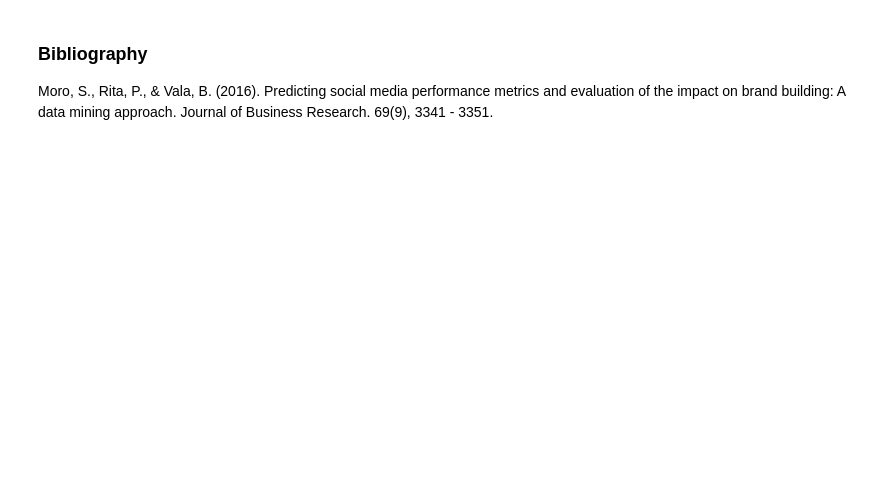
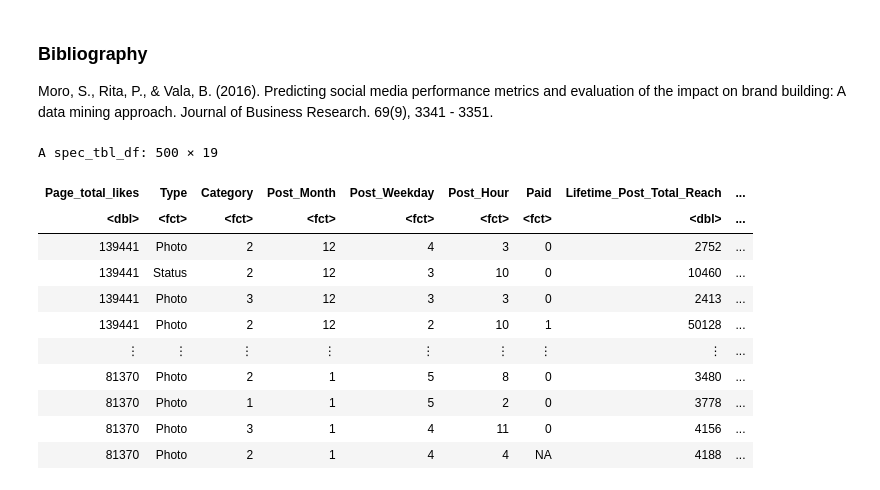
Before and after one commit to calamari99/Facebook-Post-Predictor, a Jupyter notebook: main.ipynb, the cells around one changed output. Cells and saved outputs as stored; diff of their text form; code cells hidden in the pictures; blank space fills up the shorter version.

```diff
--- a/main.ipynb
+++ b/main.ipynb
@@ -366,3 +525,18 @@ Warning message:
 ### Bibliography
 
 Moro, S., Rita, P., & Vala, B. (2016). Predicting social media performance metrics and evaluation of the impact on brand building: A data mining approach. Journal of Business Research. 69(9), 3341 - 3351.
+# %%
+facebook
+# %% [output]
+A spec_tbl_df: 500 × 19
+| Page_total_likes | Type | Category | Post_Month | Post_Weekday | Post_Hour | Paid | Lifetime_Post_Total_Reach | ... |
+| <dbl> | <fct> | <fct> | <fct> | <fct> | <fct> | <fct> | <dbl> | ... |
+| 139441 | Photo | 2 | 12 | 4 | 3 | 0 | 2752 | ... |
+| 139441 | Status | 2 | 12 | 3 | 10 | 0 | 10460 | ... |
+| 139441 | Photo | 3 | 12 | 3 | 3 | 0 | 2413 | ... |
+| 139441 | Photo | 2 | 12 | 2 | 10 | 1 | 50128 | ... |
+| ⋮ | ⋮ | ⋮ | ⋮ | ⋮ | ⋮ | ⋮ | ⋮ | ... |
+| 81370 | Photo | 2 | 1 | 5 | 8 | 0 | 3480 | ... |
+| 81370 | Photo | 1 | 1 | 5 | 2 | 0 | 3778 | ... |
+| 81370 | Photo | 3 | 1 | 4 | 11 | 0 | 4156 | ... |
+| 81370 | Photo | 2 | 1 | 4 | 4 | NA | 4188 | ... |
```
Also changed, not shown: parts of 27 cells of this notebook.
